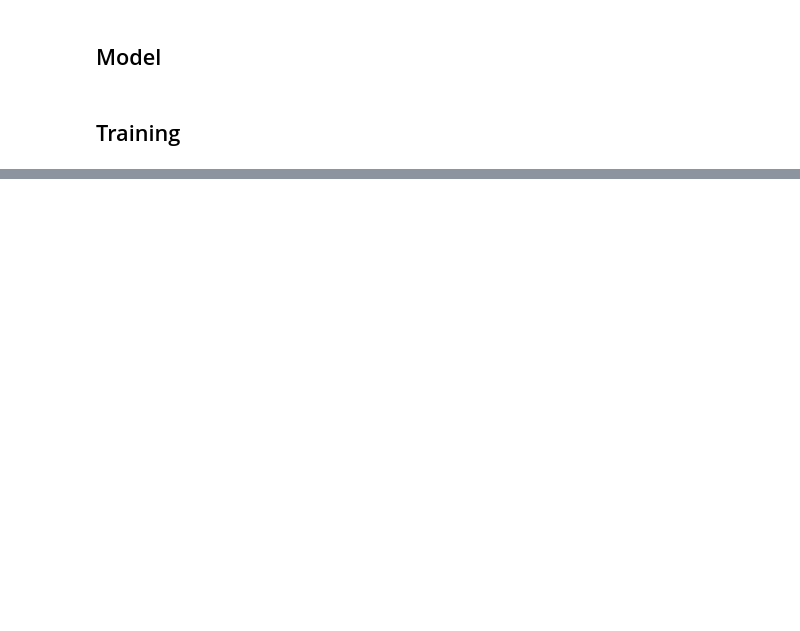
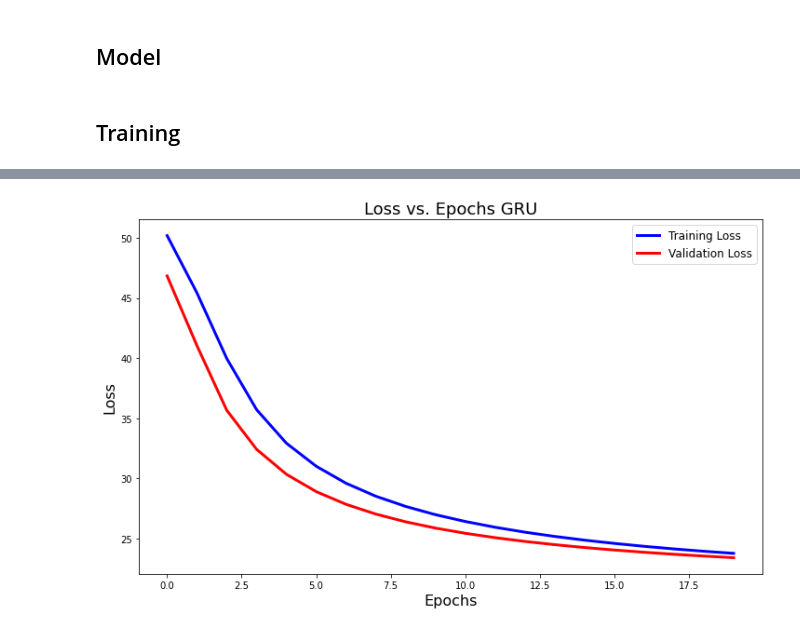
Before and after one commit to Assassinsarms/Disease-Prognosis-Prediction-using-Longitudinal-Electronic-Health-Records-and-Gated-Recurrent-Units, a Jupyter notebook: Aaron_Mir_INM706_Coursework.ipynb, the cells around one changed output, grey strips where cells are left out. Cells and saved outputs as stored; diff of their text form; code cells hidden in the pictures; blank space fills up the shorter version.

```diff
--- a/Aaron_Mir_INM706_Coursework.ipynb
+++ b/Aaron_Mir_INM706_Coursework.ipynb
@@ -665,0 +928,11 @@ optimizer = optim.Adadelta(model.parameters(), lr=LEARNING_RATE, rho=0.90)
+# %%
+plt.figure(figsize=(12, 7))
+plt.plot(history_train_loss, 'b', linewidth=3.0, label='Training Loss')
+plt.plot(history_val_loss, 'r', linewidth=3.0, label='Validation Loss')
+plt.title('Loss vs. Epochs GRU', fontsize=18)
+plt.xlabel('Epochs', fontsize=16)
+plt.ylabel('Loss', fontsize=16)
+plt.legend(fontsize=12)
+plt.show()
+# %% [output]
+[figure, added]
```
Also changed, not shown: parts of 75 cells of this notebook, 15 other files.
